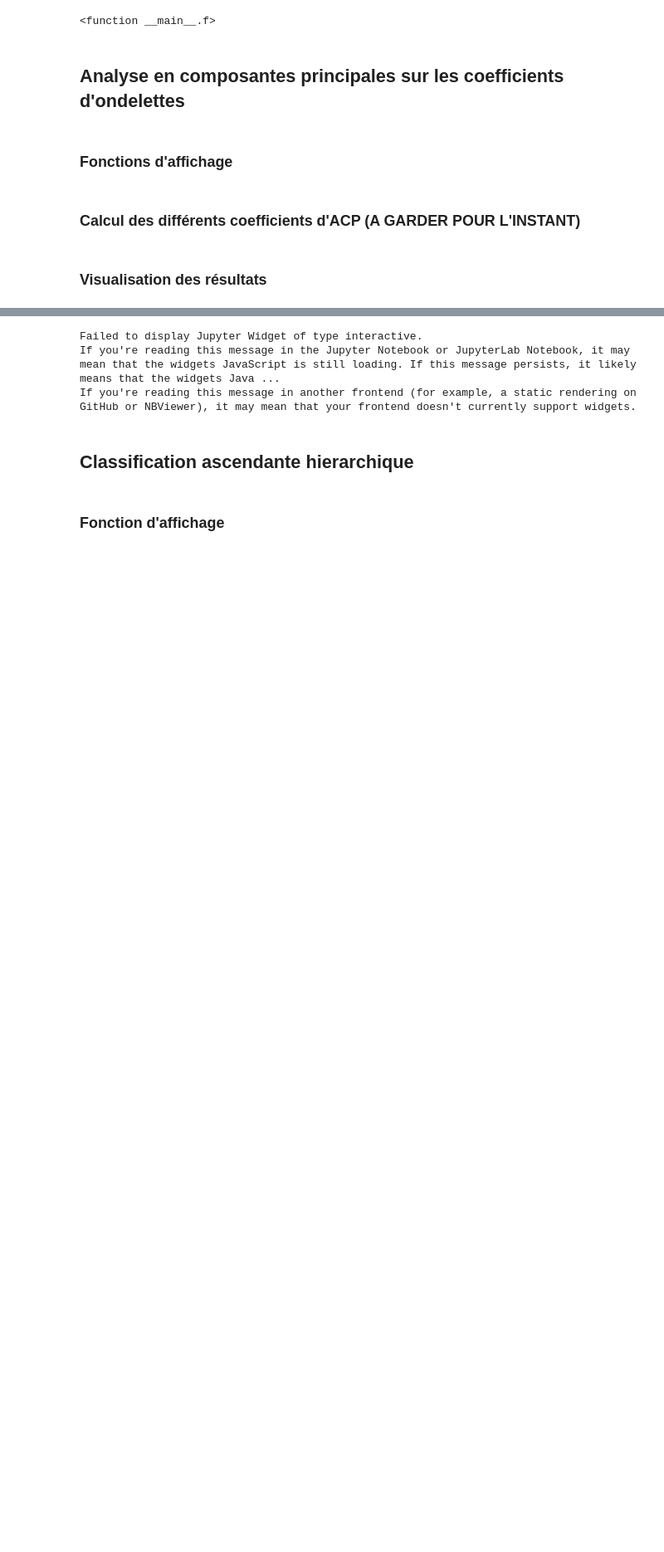
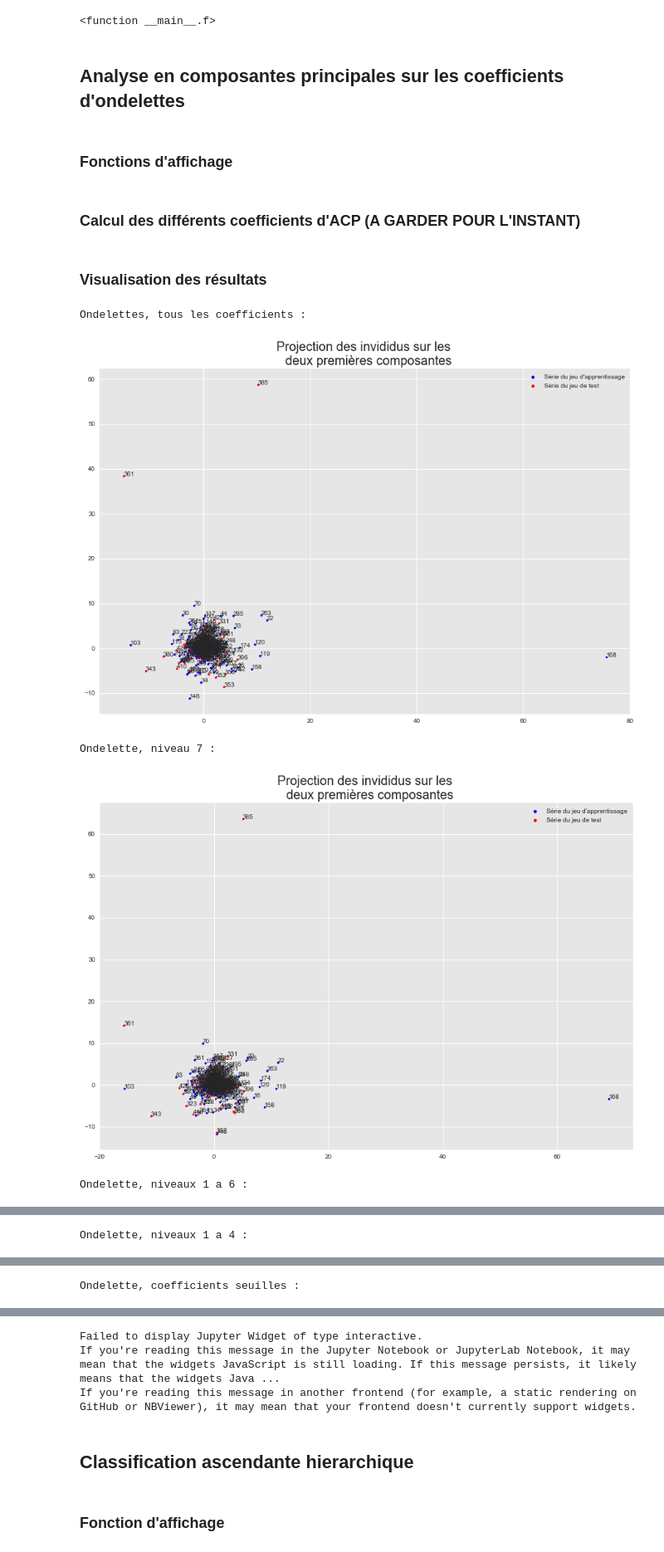
Before and after one commit to PaulCharnay/Projet_Anomalies, a Jupyter notebook: Ondelettes.ipynb, the cells around one changed output, grey strips where cells are left out. Shown at 83% size. Saved outputs shown, nothing was run; the diff lists cells and outputs as text; code cells hidden in the pictures; blank space fills up the shorter version.

```diff
--- a/Ondelettes.ipynb
+++ b/Ondelettes.ipynb
@@ -57,7 +57,7 @@ for x in X_1024:
 # %% [markdown]
 On effectue la décomposition en ondelettes pour chaque signal et on récupère 2 tableaux de coefficients, l'un avec tous les coefficients de chaque signal, l'autre avec les coefficients seuillés. On pourra réaliser la décomposition en ondelettes seuillés avec les modes `hard`, `soft`, `greater` ou `less`.
 # %%
-wf = 'db2'
+wf = 'haar'
 wavelist=['haar','db2','db3','db4','coif1','coif2','coif3','sym2','sym3']
 
 Coeff = []
@@ -160,3 +160,21 @@ acp_ondT = sd.PCA()
 X_acp_ondT = acp_ondT.fit_transform(sp.scale(TCoeff))
 # %% [markdown]
 ### Visualisation des résultats
+# %%
+print("Ondelettes, tous les coefficients :")
+plot_proj_ACP(X_acp_ond)
+print("Ondelette, niveau 7 :")
+plot_proj_ACP(X_acp_ond7)
+print("Ondelette, niveaux 1 a 6 :")
+plot_proj_ACP(X_acp_ondA6)
+print("Ondelette, niveaux 1 a 4 :")
+plot_proj_ACP(X_acp_ondA4)
+print("Ondelette, coefficients seuilles :")
+plot_proj_ACP(X_acp_ondT)
+plt.show()
+# %% [output]
+Ondelettes, tous les coefficients :
+[figure, added]
+Ondelette, niveau 7 :
+[figure, added]
+Ondelette, niveaux 1 a 6 :
@@ -162,0 +182 @@ X_acp_ondT = acp_ondT.fit_transform(sp.scale(TCoeff))
+Ondelette, niveaux 1 a 4 :
@@ -162,0 +184 @@ X_acp_ondT = acp_ondT.fit_transform(sp.scale(TCoeff))
+Ondelette, coefficients seuilles :
```
Also changed, not shown: parts of 10 cells of this notebook.
